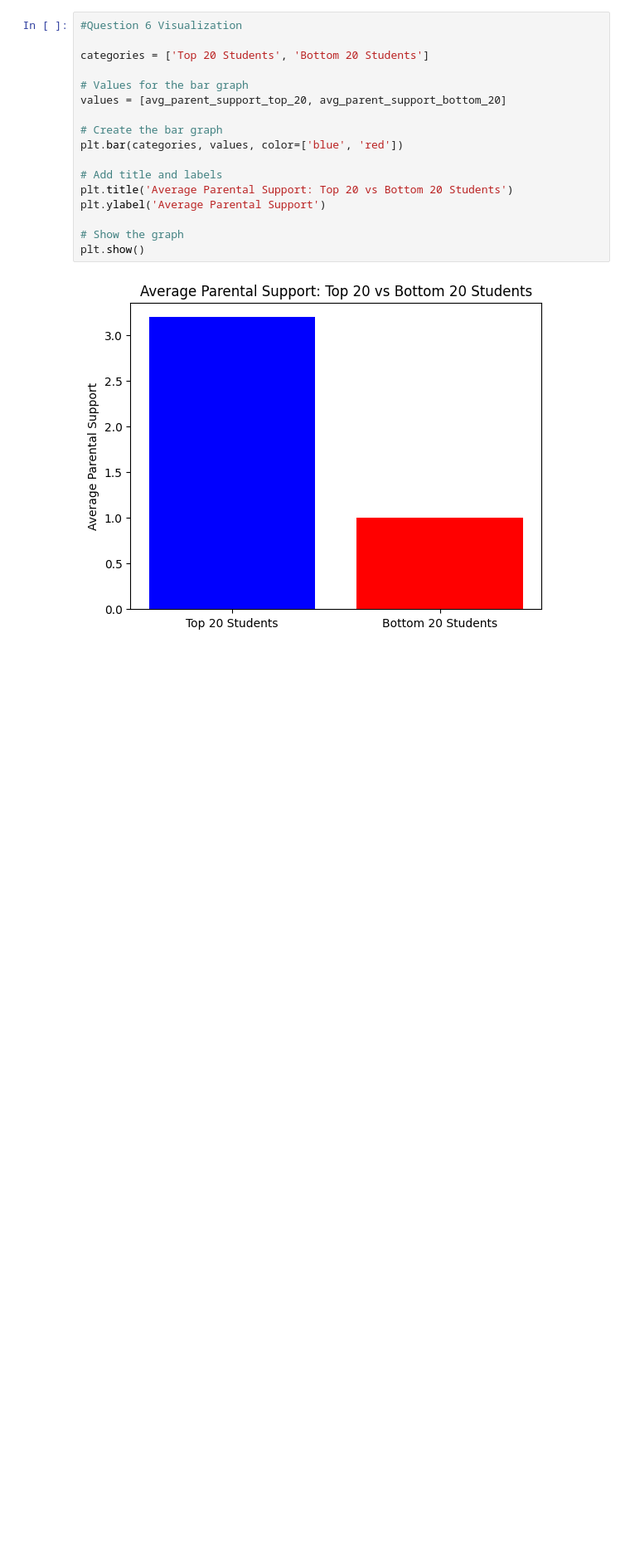
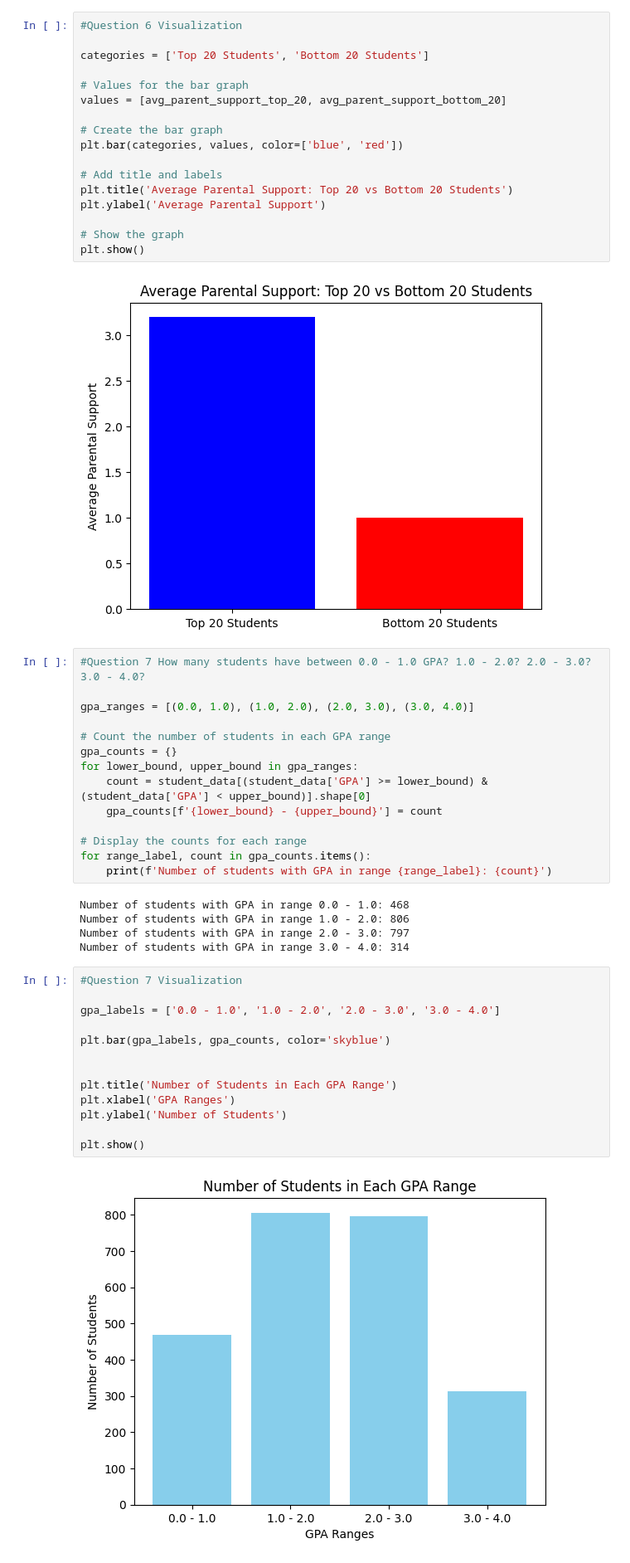
Before and after one commit to build-summer-2024/async-teal-michael-final-project, a Jupyter notebook: final_project.ipynb, the cells around one changed output. Shown at 83% size. Saved outputs shown, nothing was run; the diff lists cells and outputs as text; blank space fills up the shorter version.

Commit message:
Question 7

```diff
--- a/final_project.ipynb
+++ b/final_project.ipynb
@@ -216,3 +216,37 @@ plt.ylabel('Average Parental Support')
 plt.show()
 # %% [output]
 [figure]
+# %%
+#Question 7 How many students have between 0.0 - 1.0 GPA? 1.0 - 2.0? 2.0 - 3.0? 3.0 - 4.0?
+
+gpa_ranges = [(0.0, 1.0), (1.0, 2.0), (2.0, 3.0), (3.0, 4.0)]
+
+# Count the number of students in each GPA range
+gpa_counts = {}
+for lower_bound, upper_bound in gpa_ranges:
+    count = student_data[(student_data['GPA'] >= lower_bound) & (student_data['GPA'] < upper_bound)].shape[0]
+    gpa_counts[f'{lower_bound} - {upper_bound}'] = count
+
+# Display the counts for each range
+for range_label, count in gpa_counts.items():
+    print(f'Number of students with GPA in range {range_label}: {count}')
+# %% [output]
+Number of students with GPA in range 0.0 - 1.0: 468
+Number of students with GPA in range 1.0 - 2.0: 806
+Number of students with GPA in range 2.0 - 3.0: 797
+Number of students with GPA in range 3.0 - 4.0: 314
+# %%
+#Question 7 Visualization
+
+gpa_labels = ['0.0 - 1.0', '1.0 - 2.0', '2.0 - 3.0', '3.0 - 4.0']
+
+plt.bar(gpa_labels, gpa_counts, color='skyblue')
+
+
+plt.title('Number of Students in Each GPA Range')
+plt.xlabel('GPA Ranges')
+plt.ylabel('Number of Students')
+
+plt.show()
+# %% [output]
+[figure, added]
```
Also changed, not shown: 2 other files.
